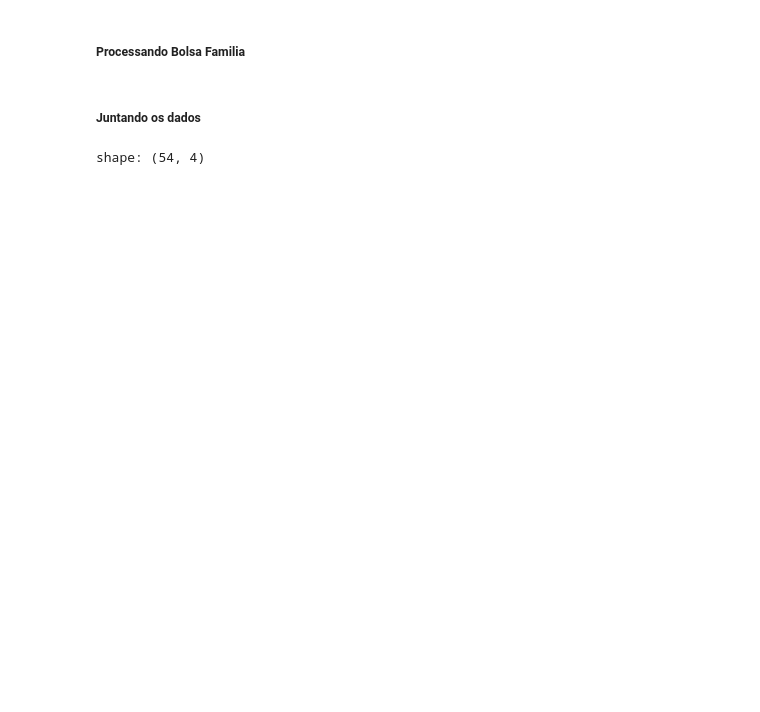
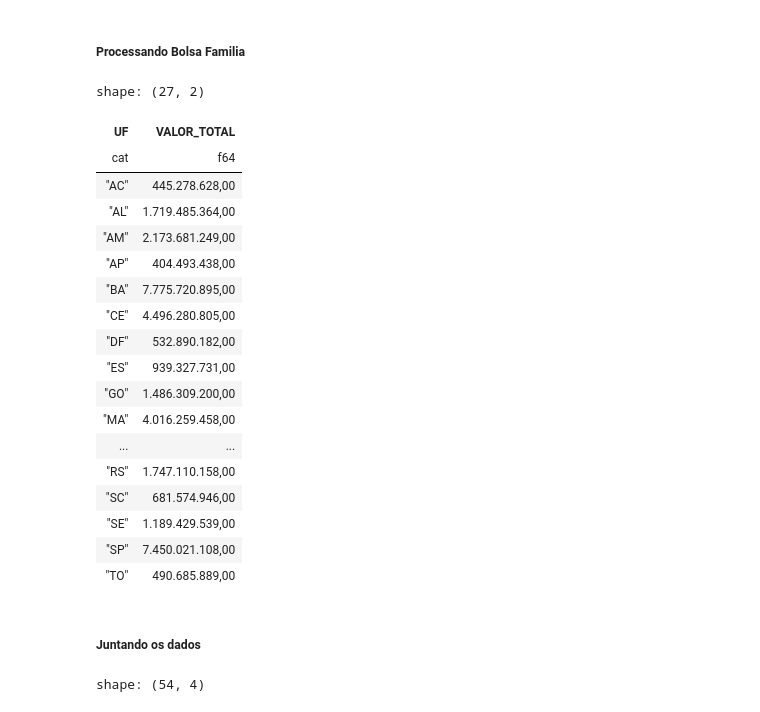
Before and after one commit to jairo-jrt/Aula28, a Jupyter notebook: aula28/exemplo01.ipynb, the cells around one changed output. Drawn from its saved outputs; the diff is of its cells as text; code cells hidden in the pictures; blank space fills up the shorter version.

```diff
--- a/aula28/exemplo01.ipynb
+++ b/aula28/exemplo01.ipynb
@@ -68,32 +86,52 @@ except Exception as e:
 # %% [markdown]
 ##### Processando Bolsa Familia
 # %%
-# processamento bolsa familia
+# Processamento bolsa familia
 
 try:
-    # delimitar as variáveis, converter categorical, agrupar e totalizar
+    # 1. Ativar o StringCache para gerenciar categorias de forma consistente no modo Lazy
+    with pl.StringCache():
 
-    # delimitando as variáveis 'UF', 'VALOR PARCELA'
-    df_bolsa_familia = df_dados_bolsa.lazy().select(['UF', 'VALOR PARCELA'])
+        # 2. Delimitar, converter, agrupar e ordenar os dados de forma eficiente
+        df_bolsa_familia = (
+            df_dados_bolsa.lazy()
+            .select(['UF', 'VALOR PARCELA'])
+            .with_columns([
+                pl.col('UF').cast(pl.Categorical)
+            ])
+            # 3. Agrupar por 'UF' e somar o 'VALOR PARCELA'
+            .group_by('UF')
+            .agg(pl.col('VALOR PARCELA').sum().alias('VALOR_TOTAL'))
+            .sort('UF')
+            # 4. Executar o plano e coletar os dados para a memória
+            .collect()
+        )
 
-    # converter categorical
-    df_bolsa_familia = df_bolsa_familia.with_columns([
-        pl.col('UF').cast(pl.Categorical)
-    ])
-
-    # agrupar por 'UF' e somar 'VALOR PARCELA'
-    df_bolsa_familia = (df_bolsa_familia
-        .group_by('UF')
-        .agg(pl.sum('VALOR PARCELA').alias('VALOR_TOTAL'))
-        .sort('UF')
-    )
-
-    # coletar os dados
-    # df_bolsa_familia = df_bolsa_familia.collect()
-    # display(df_bolsa_familia)
+    # Exibir os dados processados (fora do bloco StringCache)
+    display(df_bolsa_familia)
 
 except Exception as e:
     print(f'Erro ao processar os dados: {e}')
+# %% [output]
+shape: (27, 2)
+| UF | VALOR_TOTAL |
+| cat | f64 |
+| "AC" | 445.278.628,00 |
+| "AL" | 1.719.485.364,00 |
+| "AM" | 2.173.681.249,00 |
+| "AP" | 404.493.438,00 |
+| "BA" | 7.775.720.895,00 |
+| "CE" | 4.496.280.805,00 |
+| "DF" | 532.890.182,00 |
+| "ES" | 939.327.731,00 |
+| "GO" | 1.486.309.200,00 |
+| "MA" | 4.016.259.458,00 |
+| ... | ... |
+| "RS" | 1.747.110.158,00 |
+| "SC" | 681.574.946,00 |
+| "SE" | 1.189.429.539,00 |
+| "SP" | 7.450.021.108,00 |
+| "TO" | 490.685.889,00 |
 # %% [markdown]
 ##### Juntando os dados
 # %%
```
Also changed, not shown: parts of 4 cells of this notebook.
